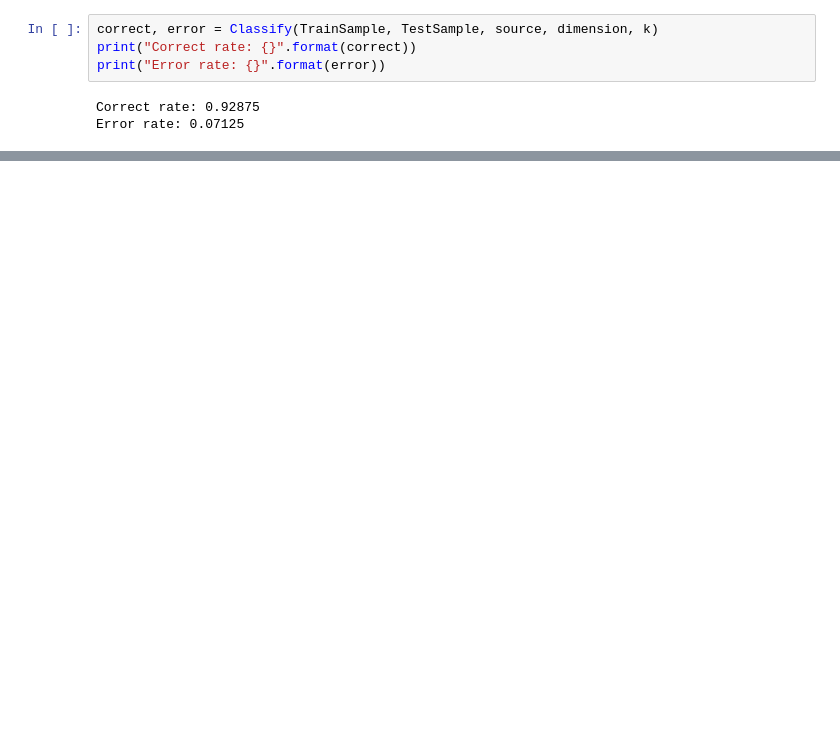
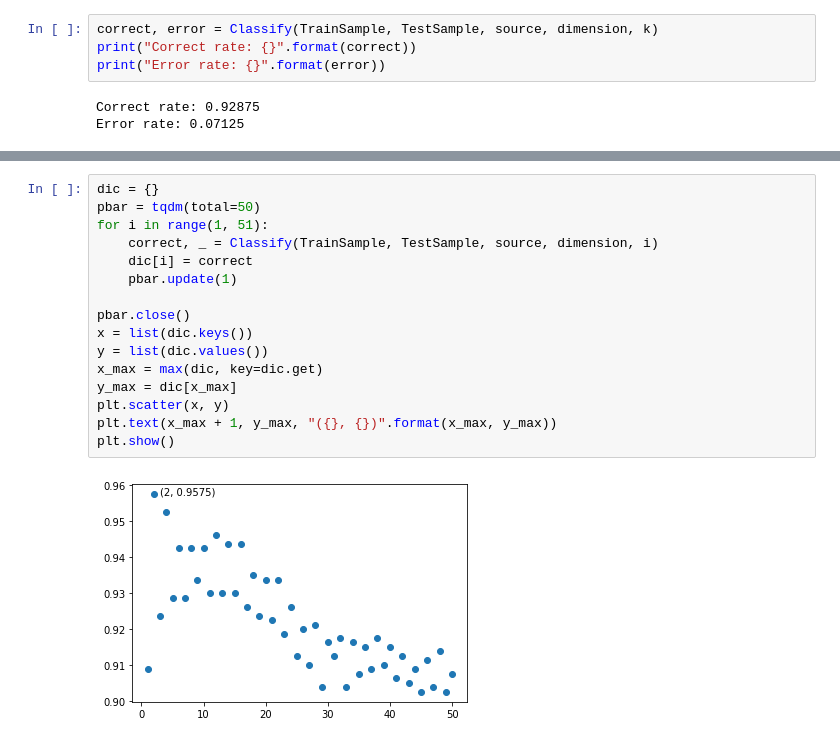
Before and after one commit to shawnhuangyh/Python-Computing, a Jupyter notebook: Project/DataAnalysis.ipynb, the cells around one changed output, grey strips where cells are left out. Drawn from its saved outputs; the diff is of its cells as text; blank space fills up the shorter version.

```diff
--- a/Project/DataAnalysis.ipynb
+++ b/Project/DataAnalysis.ipynb
@@ -143,0 +168,18 @@ Error rate: 0.07125
+# %%
+dic = {}
+pbar = tqdm(total=50)
+for i in range(1, 51):
+    correct, _ = Classify(TrainSample, TestSample, source, dimension, i)
+    dic[i] = correct
+    pbar.update(1)
+
+pbar.close()
+x = list(dic.keys())
+y = list(dic.values())
+x_max = max(dic, key=dic.get)
+y_max = dic[x_max]
+plt.scatter(x, y)
+plt.text(x_max + 1, y_max, "({}, {})".format(x_max, y_max))
+plt.show()
+# %% [output]
+[figure, added]
```
Also changed, not shown: parts of 9 cells of this notebook.
